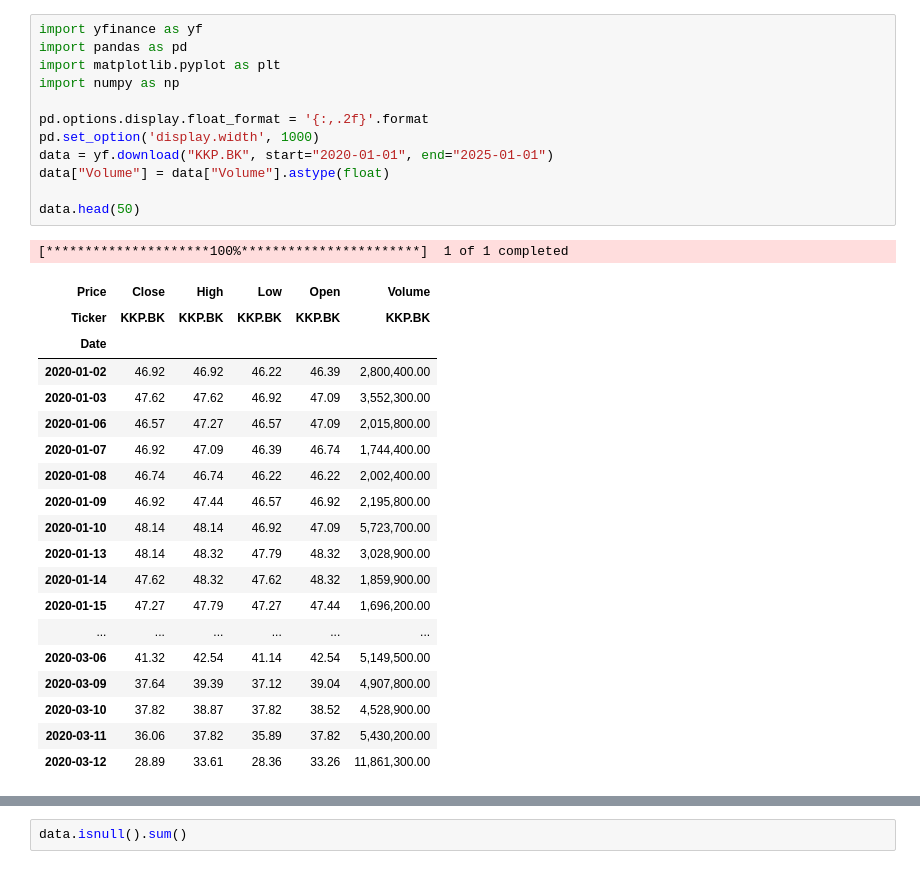
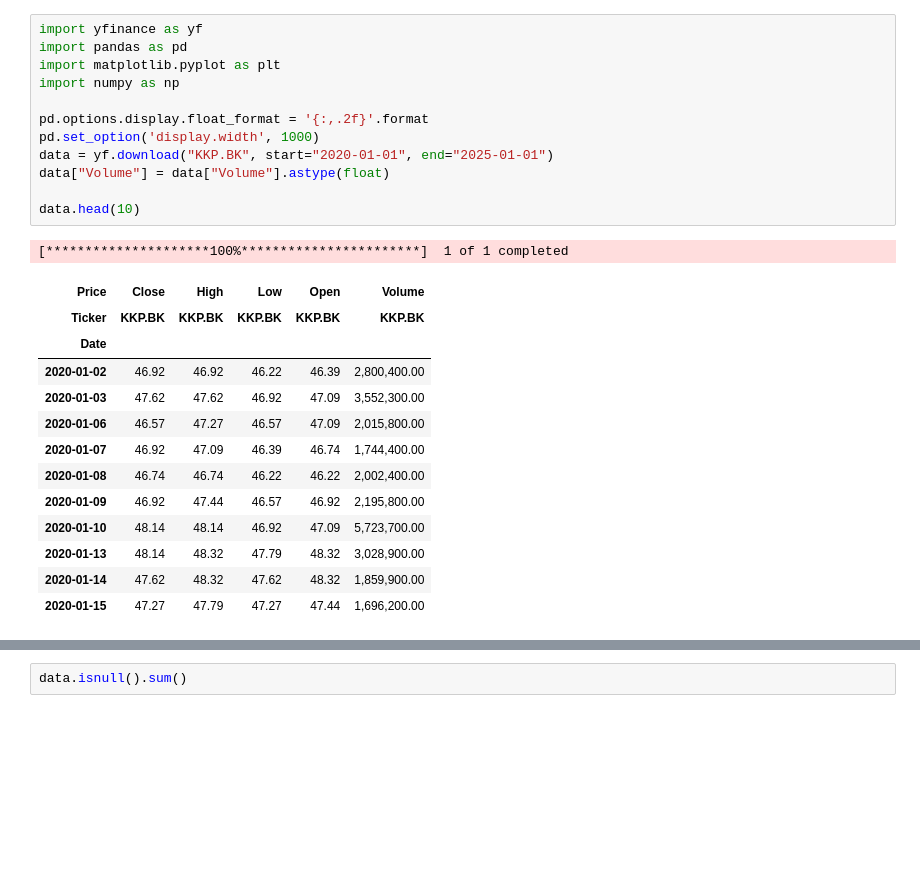
Before and after one commit to KittipotPond/Stock-Market-Analytics-KKP, a Jupyter notebook: stock_analysis.ipynb, the cells around one changed output, grey strips where cells are left out. Drawn from its saved outputs; the diff is of its cells as text; blank space fills up the shorter version.

```diff
--- a/stock_analysis.ipynb
+++ b/stock_analysis.ipynb
@@ -1,34 +1,28 @@
 # %%
 import yfinance as yf
 import pandas as pd
 import matplotlib.pyplot as plt
 import numpy as np
 
 pd.options.display.float_format = '{:,.2f}'.format
 pd.set_option('display.width', 1000)
 data = yf.download("KKP.BK", start="2020-01-01", end="2025-01-01")
 data["Volume"] = data["Volume"].astype(float)
 
-data.head(50)
+data.head(10)
 # %% [output]
 [*********************100%***********************]  1 of 1 completed
 | Price | Close | High | Low | Open | Volume |
 | Ticker | KKP.BK | KKP.BK | KKP.BK | KKP.BK | KKP.BK |
 | Date |  |  |  |  |  |
 | 2020-01-02 | 46.92 | 46.92 | 46.22 | 46.39 | 2,800,400.00 |
 | 2020-01-03 | 47.62 | 47.62 | 46.92 | 47.09 | 3,552,300.00 |
 | 2020-01-06 | 46.57 | 47.27 | 46.57 | 47.09 | 2,015,800.00 |
 | 2020-01-07 | 46.92 | 47.09 | 46.39 | 46.74 | 1,744,400.00 |
 | 2020-01-08 | 46.74 | 46.74 | 46.22 | 46.22 | 2,002,400.00 |
 | 2020-01-09 | 46.92 | 47.44 | 46.57 | 46.92 | 2,195,800.00 |
 | 2020-01-10 | 48.14 | 48.14 | 46.92 | 47.09 | 5,723,700.00 |
 | 2020-01-13 | 48.14 | 48.32 | 47.79 | 48.32 | 3,028,900.00 |
 | 2020-01-14 | 47.62 | 48.32 | 47.62 | 48.32 | 1,859,900.00 |
 | 2020-01-15 | 47.27 | 47.79 | 47.27 | 47.44 | 1,696,200.00 |
-| ... | ... | ... | ... | ... | ... |
-| 2020-03-06 | 41.32 | 42.54 | 41.14 | 42.54 | 5,149,500.00 |
-| 2020-03-09 | 37.64 | 39.39 | 37.12 | 39.04 | 4,907,800.00 |
-| 2020-03-10 | 37.82 | 38.87 | 37.82 | 38.52 | 4,528,900.00 |
-| 2020-03-11 | 36.06 | 37.82 | 35.89 | 37.82 | 5,430,200.00 |
-| 2020-03-12 | 28.89 | 33.61 | 28.36 | 33.26 | 11,861,300.00 |
 # %%
```
Also changed, not shown: parts of 6 cells of this notebook.
